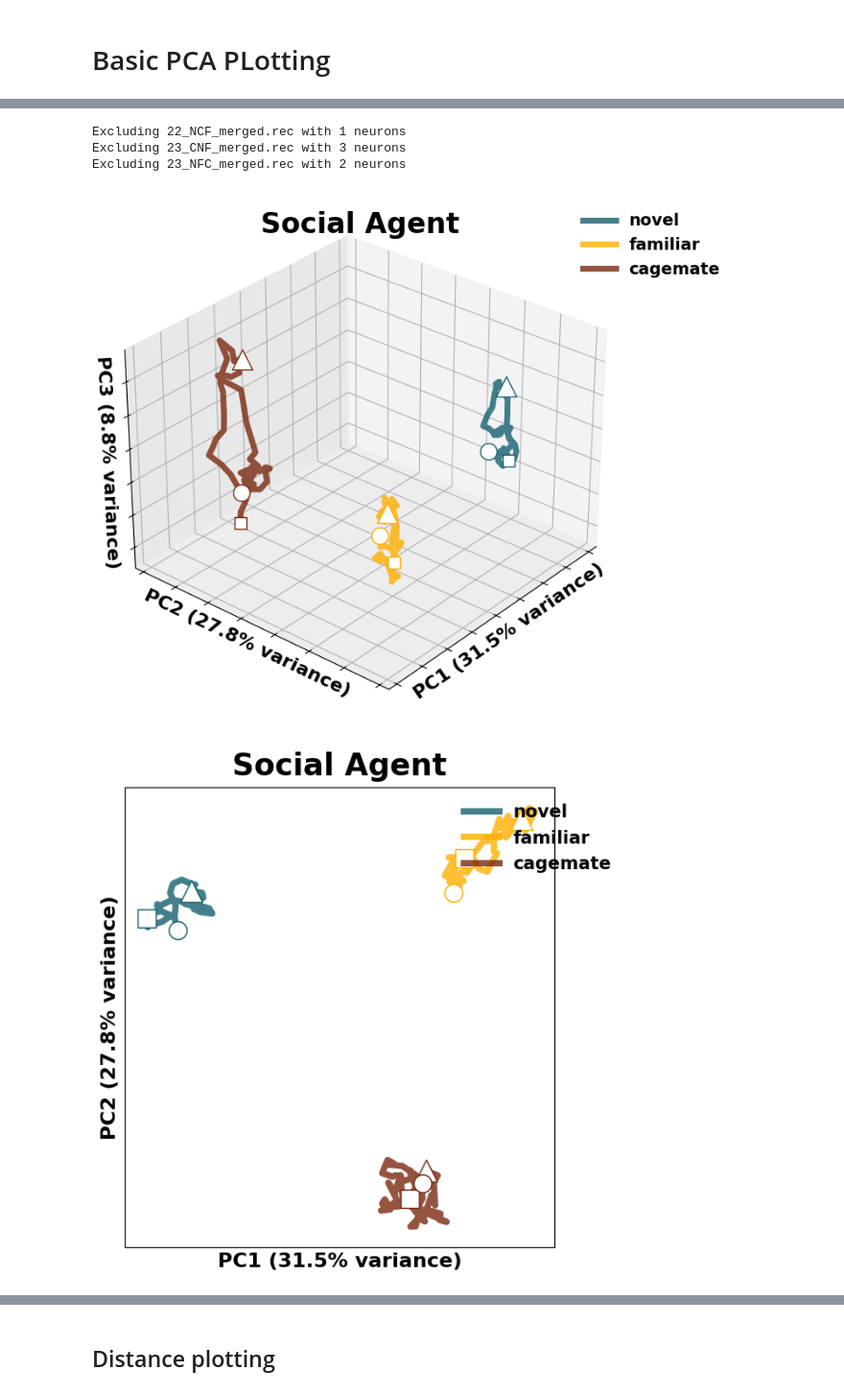
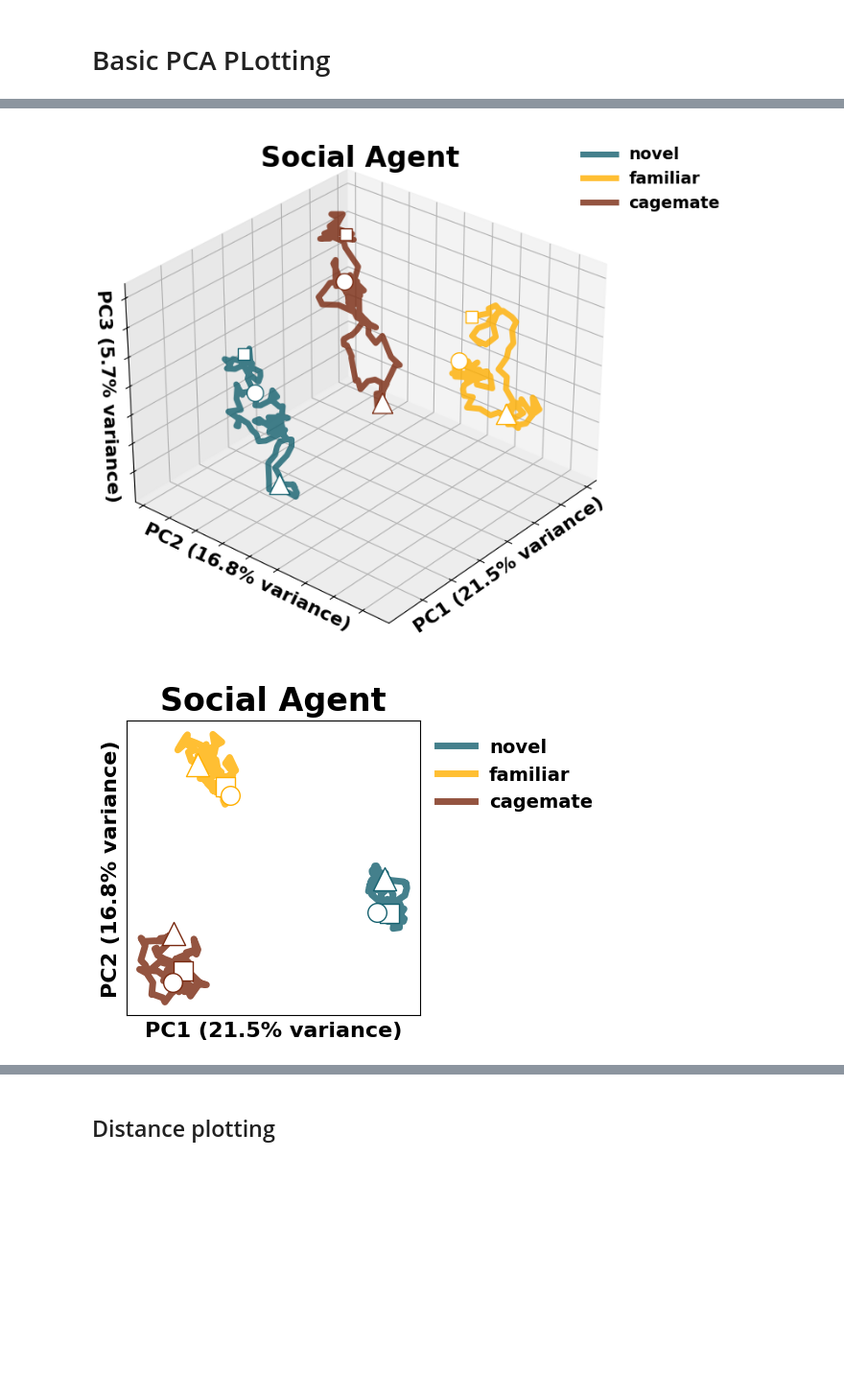
Before and after one commit to padillacoreanolab/diff_fam_social_memory_ephys, a Jupyter notebook: pilot2/only_subjects/population_analyses.ipynb, the cells around one changed output, grey strips where cells are left out. Shown at 96% size. Saved outputs shown, nothing was run; the diff lists cells and outputs as text; code cells hidden in the pictures; blank space fills up the shorter version.

```diff
--- a/pilot2/only_subjects/population_analyses.ipynb
+++ b/pilot2/only_subjects/population_analyses.ipynb
@@ -51,10 +52,10 @@ def unpickle_this(pickle_file):
     with open(pickle_file, 'rb') as file:
         return(pickle.load(file))
 # %%
-TIMEBIN = 100
+TIMEBIN = 50
 IGNORE_FREQ = 0.5
-SMOOTHING_WINDOW = 500
-only_subjects_spike = sc.SpikeCollection.load_collection(r"C:\Users\megha\UF Dropbox\Meghan Cum\Padilla-Coreano Lab\2024\Cum_SocialMemEphys_pilot2\only_subjects_spike_collection\spike_collection.json")
+SMOOTHING_WINDOW = 250
+only_subjects_spike = sc.SpikeCollection.load_collection(r"C:\Users\megha\UF Dropbox\Meghan Cum\Padilla-Coreano Lab\2024\Cum_SocialMemEphys_pilot2\Only_Subjects (phase 5)\only_subjects_spike_collection")
 only_subjects_spike.analyze(timebin = TIMEBIN, ignore_freq=IGNORE_FREQ, smoothing_window=SMOOTHING_WINDOW)
 # %% [output]
 All set to analyze
@@ -164,7 +165,7 @@ def plot_pca_results_2d(pca_result, title, colors, legend_spot, save=False):
     col_counter = 0
 
     # Create figure with updated size
-    fig = plt.figure(figsize=(6, 6))
+    fig = plt.figure(figsize=(5.5, 4))
     ax = fig.add_subplot(111)
 
     for i in range(0, len(PCA_key), event_lengths):
@@ -248,8 +249,8 @@ def plot_pca_results_2d(pca_result, title, colors, legend_spot, save=False):
     plt.show()
 # %%
 
-agent_pca_results = pcat.avg_trajectories_pca(only_subjects_spike, 3, 2, events = ['novel', 'familiar', 'cagemate'], min_neurons=5, plot = False)
-order_pca_results = pcat.avg_trajectories_pca(only_subjects_spike, 3, 2, events = ['exposure_1', 'exposure_2', 'exposure_3'],min_neurons=5, plot = False)
+agent_pca_results = population_analysis.avg_trajectories_pca(only_subjects_spike, 3, 2, events = ['novel', 'familiar', 'cagemate'], min_neurons=5, plot = False)
+order_pca_results = population_analysis.avg_trajectories_pca(only_subjects_spike, 3, 2, events = ['exposure_1', 'exposure_2', 'exposure_3'],min_neurons=5, plot = False)
 
 exp_colors = [hex_2_rgb('#bc9488'),
               hex_2_rgb('#9b5f4c'),
@@ -258,7 +259,7 @@ agent_colors = ['#15616F',
                 '#FFAF00',
                 '#792910']
 plot_pca_results_3d(agent_pca_results, "Social Agent", agent_colors, azim = 40, elev = 30)
-plot_pca_results_2d(agent_pca_results, "Social Agent", colors = agent_colors, legend_spot = (0.75, 1))
+plot_pca_results_2d(agent_pca_results, "Social Agent", colors = agent_colors, legend_spot = (1, 1))
 
 print(agent_pca_results)
 # %% [output]
@@ -268,5 +272,2 @@ Excluding 23_NFC_merged.rec with 2 neurons
-Excluding 22_NCF_merged.rec with 1 neurons
-Excluding 23_CNF_merged.rec with 3 neurons
-Excluding 23_NFC_merged.rec with 2 neurons
-[figure, old version]
+[figure, new version]
-[figure, old version]
+[figure, new version]
```
Also changed, not shown: parts of 30 cells of this notebook, 5 other files.
